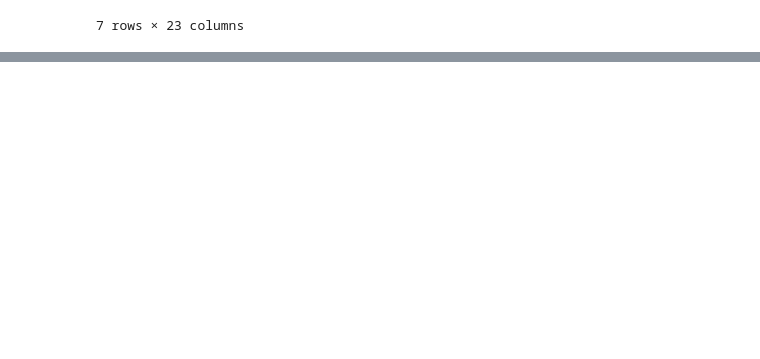
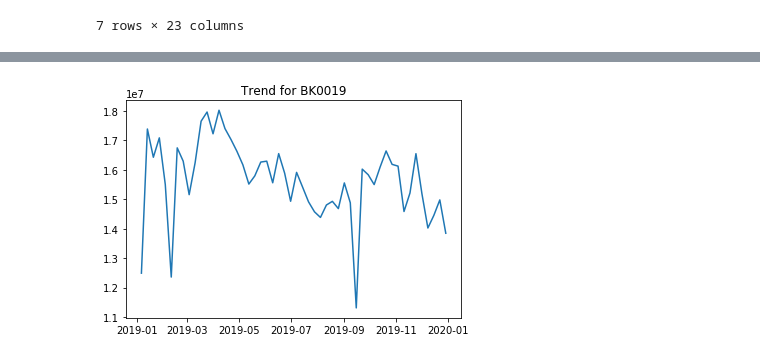
Before and after one commit to chul0717/capstone2, a Jupyter notebook: src/notebook.ipynb, the cells around one changed output, grey strips where cells are left out. Saved outputs shown, nothing was run; the diff lists cells and outputs as text; code cells hidden in the pictures; blank space fills up the shorter version.

```diff
--- a/src/notebook.ipynb
+++ b/src/notebook.ipynb
@@ -224,3 +218,5 @@ test.astype("int64")
 | 5 | 5901 | 994776 | 996383 | 1504214 | 1391305 | 350488 | 198086 | 730341 | 1606054 | 2364433 | ... | ... |
 | 6 | 11876 | 385533 | 821498 | 1467371 | 948363 | 90661 | 158650 | 204208 | 1412880 | 2318684 | ... | ... |
 7 rows × 23 columns
+# %%
+df = store_dataframe(df2019, "30Min")
@@ -226,0 +239,10 @@ test.astype("int64")
+# %%
+def plot_store(df, STORE_CODE, interval, ax):
+    series = store_dataframe(df,interval)[STORE_CODE]
+    ax.plot(series)
+    ax.set_title(f"Trend for {STORE_CODE}")
+# %%
+fig, ax = plt.subplots()
+plot_store(df2019, "BK0019", "W", ax)
+# %% [output]
+[figure, added]
```
Also changed, not shown: parts of 8 cells of this notebook.
